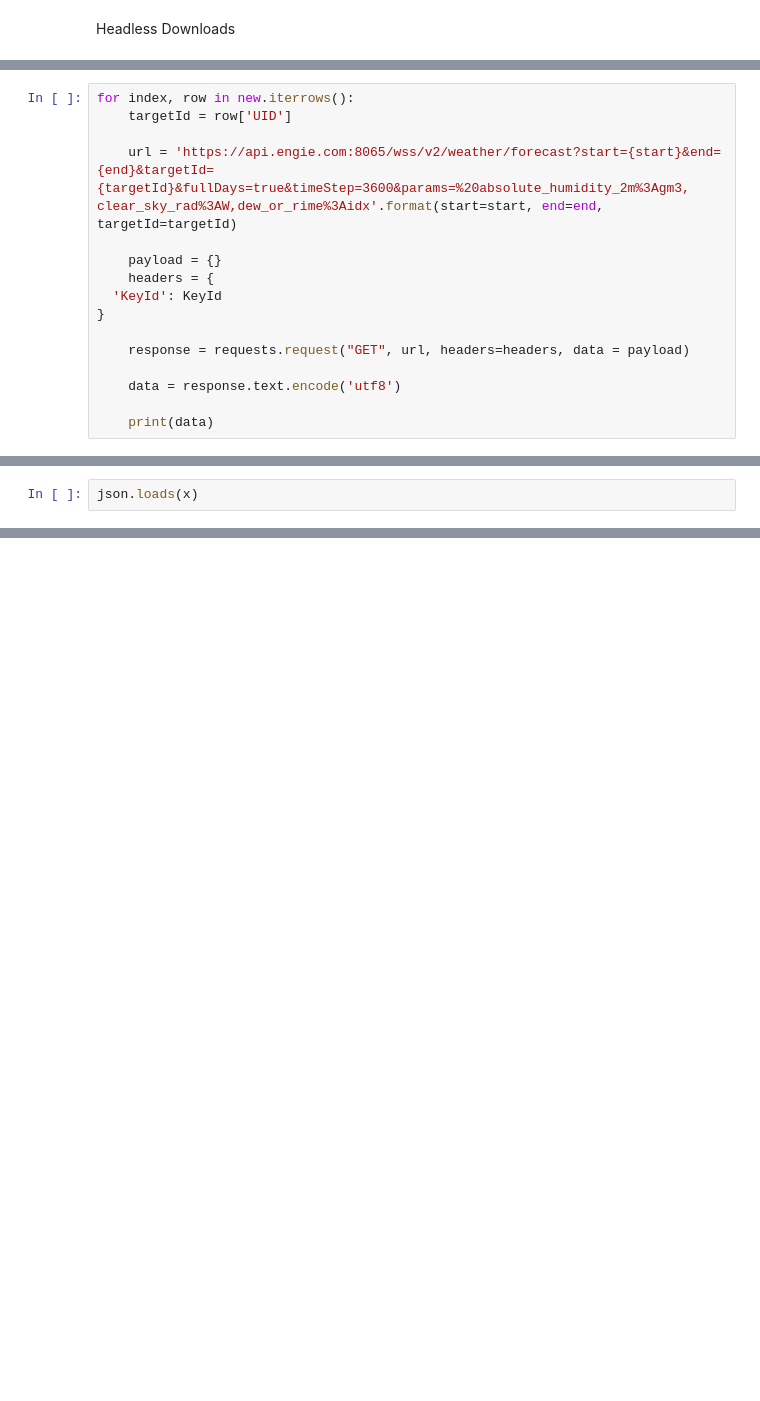
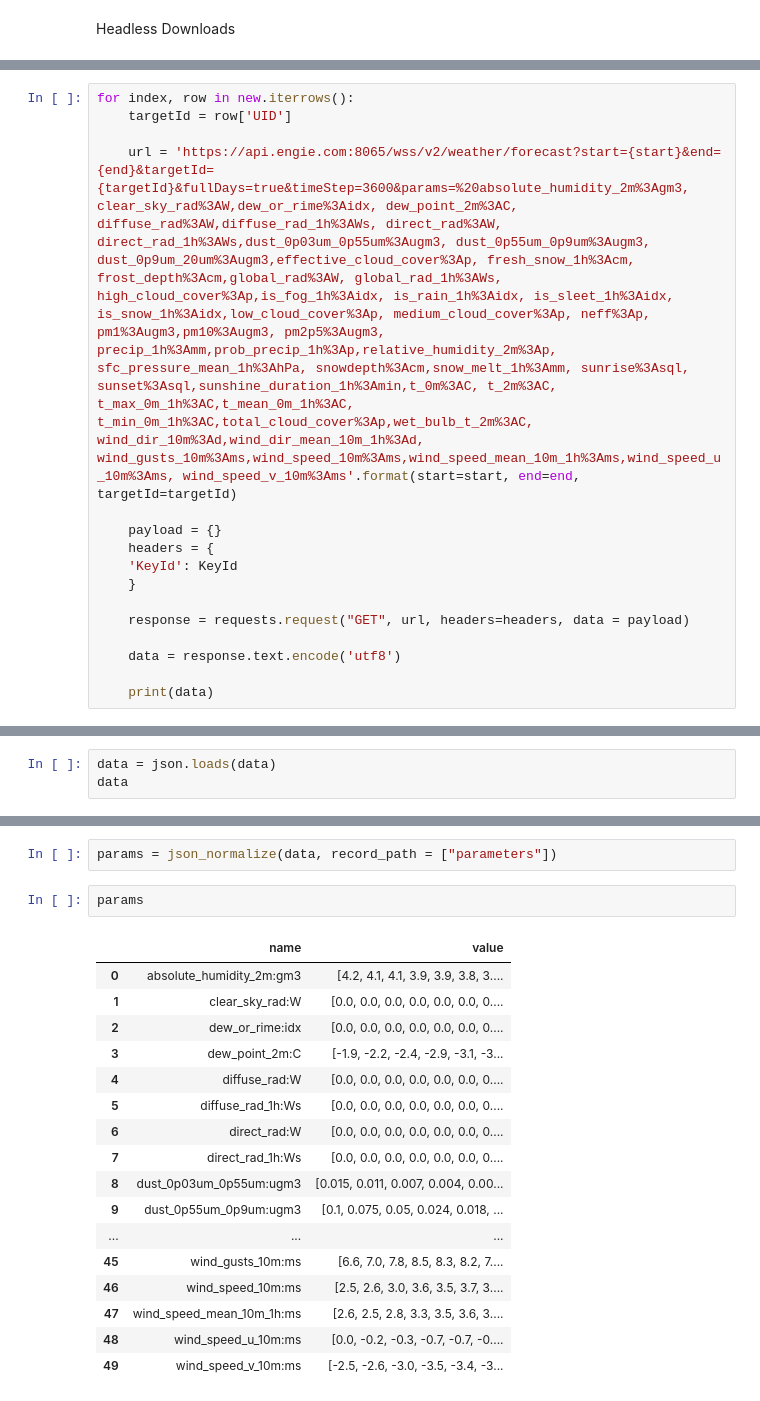
Before and after one commit to diamondw137/Data-Engineer, a Jupyter notebook: Meteomatics Loop.ipynb, the cells around one changed output, grey strips where cells are left out. Drawn from its saved outputs; the diff is of its cells as text; blank space fills up the shorter version.

Commit message:
---json_normalize working
for some reason the explode function is not working properly....the lat/long and uid variables aren't working

```diff
--- a/Meteomatics Loop.ipynb
+++ b/Meteomatics Loop.ipynb
@@ -84,12 +83,12 @@ import uuid
 for index, row in new.iterrows():
     targetId = row['UID']
 
-    url = 'https://api.engie.com:8065/wss/v2/weather/forecast?start={start}&end={end}&targetId={targetId}&fullDays=true&timeStep=3600&params=%20absolute_humidity_2m%3Agm3, clear_sky_rad%3AW,dew_or_rime%3Aidx'.format(start=start, end=end, targetId=targetId)
+    url = 'https://api.engie.com:8065/wss/v2/weather/forecast?start={start}&end={end}&targetId={targetId}&fullDays=true&timeStep=3600&params=%20absolute_humidity_2m%3Agm3, clear_sky_rad%3AW,dew_or_rime%3Aidx, dew_point_2m%3AC, diffuse_rad%3AW,diffuse_rad_1h%3AWs, direct_rad%3AW, direct_rad_1h%3AWs,dust_0p03um_0p55um%3Augm3, dust_0p55um_0p9um%3Augm3, dust_0p9um_20um%3Augm3,effective_cloud_cover%3Ap, fresh_snow_1h%3Acm, frost_depth%3Acm,global_rad%3AW, global_rad_1h%3AWs, high_cloud_cover%3Ap,is_fog_1h%3Aidx, is_rain_1h%3Aidx, is_sleet_1h%3Aidx, is_snow_1h%3Aidx,low_cloud_cover%3Ap, medium_cloud_cover%3Ap, neff%3Ap, pm1%3Augm3,pm10%3Augm3, pm2p5%3Augm3, precip_1h%3Amm,prob_precip_1h%3Ap,relative_humidity_2m%3Ap, sfc_pressure_mean_1h%3AhPa, snowdepth%3Acm,snow_melt_1h%3Amm, sunrise%3Asql, sunset%3Asql,sunshine_duration_1h%3Amin,t_0m%3AC, t_2m%3AC, t_max_0m_1h%3AC,t_mean_0m_1h%3AC, t_min_0m_1h%3AC,total_cloud_cover%3Ap,wet_bulb_t_2m%3AC, wind_dir_10m%3Ad,wind_dir_mean_10m_1h%3Ad, wind_gusts_10m%3Ams,wind_speed_10m%3Ams,wind_speed_mean_10m_1h%3Ams,wind_speed_u_10m%3Ams, wind_speed_v_10m%3Ams'.format(start=start, end=end, targetId=targetId)
 
     payload = {}
     headers = {
-  'KeyId': KeyId
-}
+    'KeyId': KeyId
+    }
 
     response = requests.request("GET", url, headers=headers, data = payload)
 
@@ -114,2 +101,3 @@ type(x)
-# %%
-json.loads(x)
+# %%
+data = json.loads(data)
+data
@@ -115,0 +125,22 @@ json.loads(x)
+# %%
+params = json_normalize(data, record_path = ["parameters"])
+# %%
+params
+# %% [output]
+|  | name | value |
+| 0 | absolute_humidity_2m:gm3 | [4.2, 4.1, 4.1, 3.9, 3.9, 3.8, 3.... |
+| 1 | clear_sky_rad:W | [0.0, 0.0, 0.0, 0.0, 0.0, 0.0, 0.... |
+| 2 | dew_or_rime:idx | [0.0, 0.0, 0.0, 0.0, 0.0, 0.0, 0.... |
+| 3 | dew_point_2m:C | [-1.9, -2.2, -2.4, -2.9, -3.1, -3... |
+| 4 | diffuse_rad:W | [0.0, 0.0, 0.0, 0.0, 0.0, 0.0, 0.... |
+| 5 | diffuse_rad_1h:Ws | [0.0, 0.0, 0.0, 0.0, 0.0, 0.0, 0.... |
+| 6 | direct_rad:W | [0.0, 0.0, 0.0, 0.0, 0.0, 0.0, 0.... |
+| 7 | direct_rad_1h:Ws | [0.0, 0.0, 0.0, 0.0, 0.0, 0.0, 0.... |
+| 8 | dust_0p03um_0p55um:ugm3 | [0.015, 0.011, 0.007, 0.004, 0.00... |
+| 9 | dust_0p55um_0p9um:ugm3 | [0.1, 0.075, 0.05, 0.024, 0.018, ... |
+| ... | ... | ... |
+| 45 | wind_gusts_10m:ms | [6.6, 7.0, 7.8, 8.5, 8.3, 8.2, 7.... |
+| 46 | wind_speed_10m:ms | [2.5, 2.6, 3.0, 3.6, 3.5, 3.7, 3.... |
+| 47 | wind_speed_mean_10m_1h:ms | [2.6, 2.5, 2.8, 3.3, 3.5, 3.6, 3.... |
+| 48 | wind_speed_u_10m:ms | [0.0, -0.2, -0.3, -0.7, -0.7, -0.... |
+| 49 | wind_speed_v_10m:ms | [-2.5, -2.6, -3.0, -3.5, -3.4, -3... |
```
Also changed, not shown: parts of 10 cells of this notebook.
